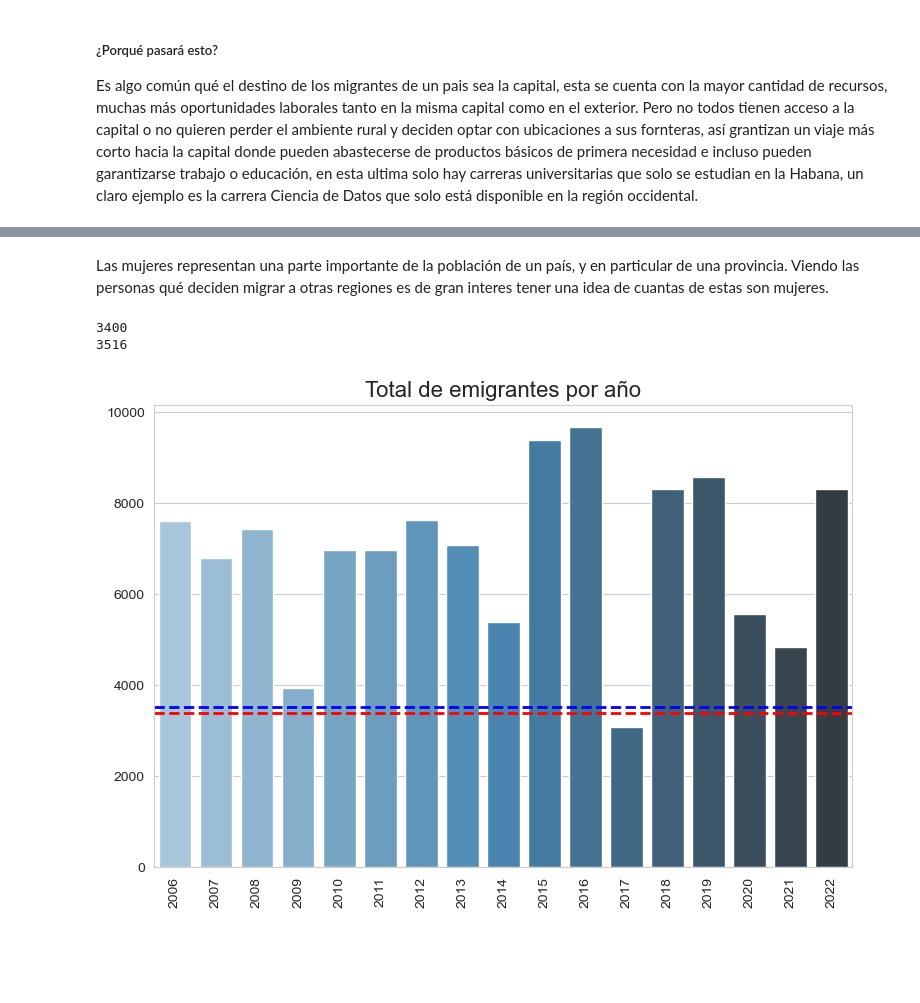
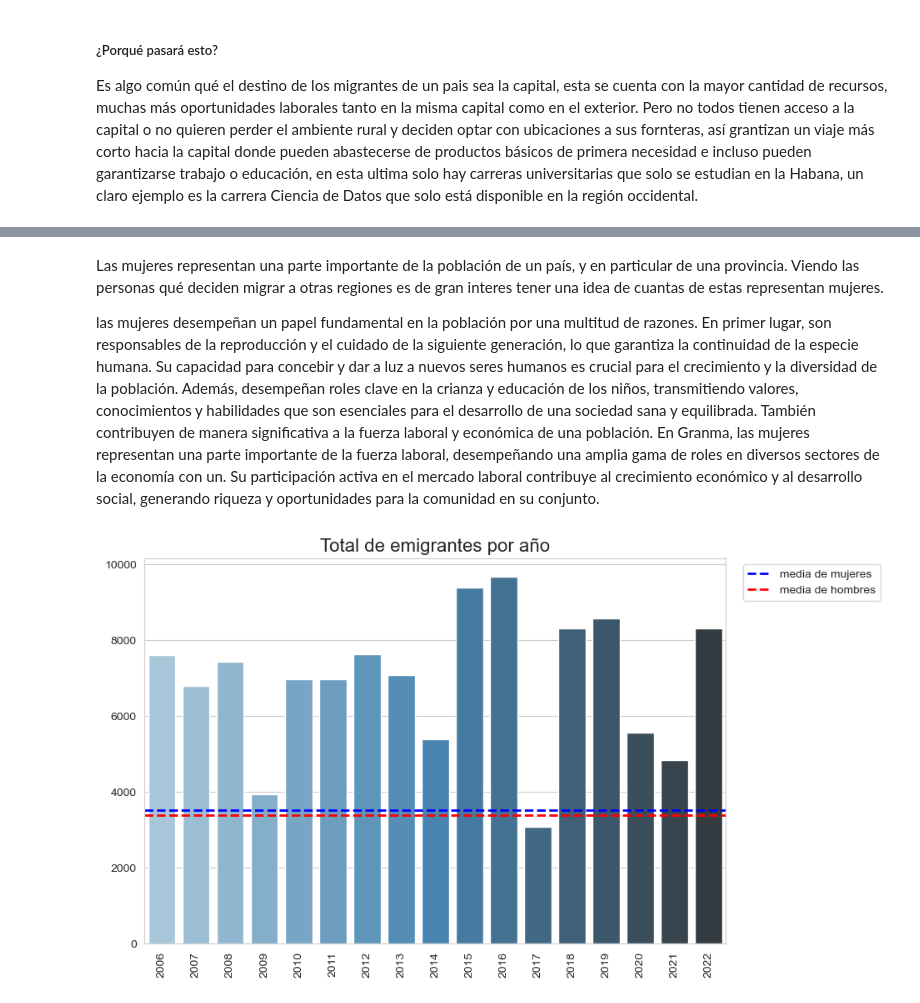
Before and after one commit to ALbertE03/ALbertICD, a Jupyter notebook: Proyecto Final de ICD/ICD.ipynb, the cells around one changed output, grey strips where cells are left out. Cells and saved outputs as stored; diff of their text form; code cells hidden in the pictures; blank space fills up the shorter version.

```diff
--- a/Proyecto Final de ICD/ICD.ipynb
+++ b/Proyecto Final de ICD/ICD.ipynb
@@ -88,52 +88,41 @@ fig.update_xaxes(title_text = 'Años')
 # %% [output]
 [interactive output not drawn]
 # %% [markdown]
-Las mujeres representan una parte importante de la población de un país, y en particular de una provincia. Viendo las personas qué deciden migrar a otras regiones es de gran interes tener una idea de cuantas de estas son mujeres.
+Las mujeres representan una parte importante de la población de un país, y en particular de una provincia. Viendo las personas qué deciden migrar a otras regiones es de gran interes tener una idea de cuantas de estas representan mujeres.
+
+
+las mujeres desempeñan un papel fundamental en la población por una multitud de razones. En primer lugar, son responsables de la reproducción y el cuidado de la siguiente generación, lo que garantiza la continuidad de la especie humana. Su capacidad para concebir y dar a luz a nuevos seres humanos es crucial para el crecimiento y la diversidad de la población. Además, desempeñan roles clave en la crianza y educación de los niños, transmitiendo valores, conocimientos y habilidades que son esenciales para el desarrollo de una sociedad sana y equilibrada. También contribuyen de manera significativa a la fuerza laboral y económica de una población. En Granma, las mujeres representan una parte importante de la fuerza laboral, desempeñando una amplia gama de roles en diversos sectores de la economía con un. Su participación activa en el mercado laboral contribuye al crecimiento económico y al desarrollo social, generando riqueza y oportunidades para la comunidad en su conjunto.
 # %%
-#creamos una lista con el total de residentes por municipios
-totalH_M = llenar_lista("municipios",'residentesH_M_06-22',granma['listamunis'])
 
-#separamos los residentes mujeres en una lista, están en las pocisiones impares.
-listaM=[y for x,y in enumerate(totalH_M)if x%2 != 0]
-#separamos los residentes hombres en una lista, están en las pocisiones par.
-listaH=[y for x,y in enumerate(totalH_M)if x%2 == 0]
-#levamos las listas a matrices de numpy
-listaH=np.array(listaH)
-listaM=np.array(listaM)
-
-#las sumamos para obtener el total de emigrantes por año
-sumaH_MR=listaM+listaH
 #transpuesta
-sumaH_MR=sumaH_M.T
+sumaH_M=sumaH_M.T
 #sumamos las filas
-total=sumaH_MR.sum(axis=1)
-
-
+total=sumaH_M.sum(axis=1)
 #transpuesta a la matriz de mujeres
 proviMT=proviM.T
 #sumar las filas de la matriz transpuesta de mujeres
 totalM=proviMT.sum(axis=1)
-#restamos total-mujeres y obtenemos el total de los hombres en cada año
+#restamos total-total de mujeres y obtenemos el total de los hombres en cada año
 totalH=total-totalM
 #calcuamos la media de hombres y mujeres
 mediaH=round(np.mean(totalH))
 mediaM=round(np.mean(totalM))
 
 #ajustamos el tamaño de la gráfica
 plt.figure(figsize=(9, 6))
 sns.barplot(x=[x for x in granma['años']if x>=2006],y=totalMigrantes, palette = "Blues_d")
 # Obtener los ejes actuales
 ax = plt.gca()
-# Configurar el ángulo de rotación de los nombres en el eje x
+#Configurar el ángulo de rotación en el eje x
 ax.set_xticklabels(ax.get_xticklabels(), rotation=90)
 #añadimos titulo
 plt.title('Total de emigrantes por año', fontsize=16)
 #agregamos las medias al gráfico
-plt.axhline(y=mediaH, color='r', linestyle='--', linewidth=2)
-plt.axhline(y=mediaM, color='b', linestyle='--', linewidth=2)
-
+plt.axhline(y=mediaM, color='b', linestyle='--', linewidth=2,label="media de mujeres")
+plt.axhline(y=mediaH, color='r', linestyle='--', linewidth=2,label="media de hombres")
+#mostramos la leyenda
+plt.legend(bbox_to_anchor=(1.02, 1), loc='upper left')
+#mostramos el gráfico
 plt.show()
 # %% [output]
-3400
-3516
-[figure, old version]
+[figure, new version]
```
Also changed, not shown: 6 other files.
